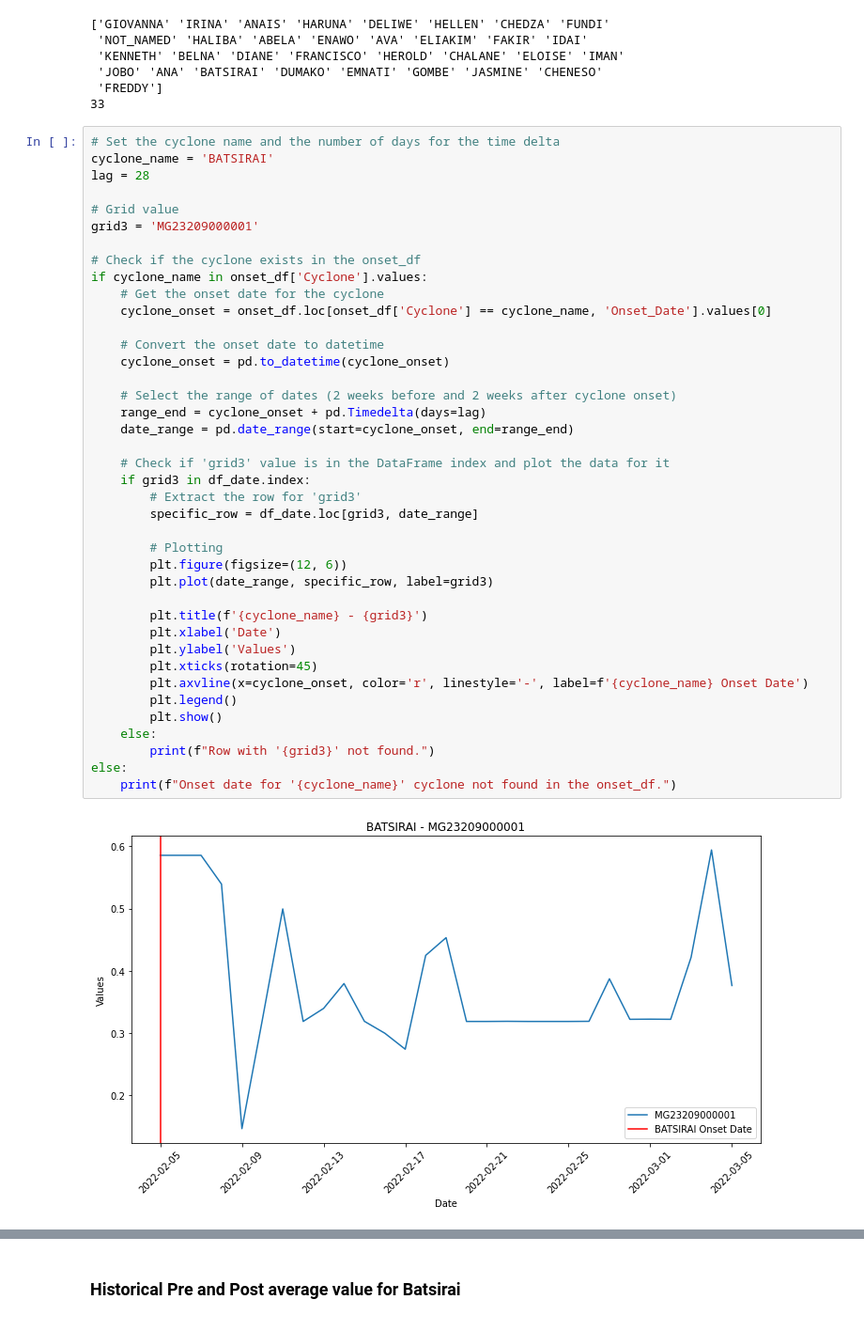
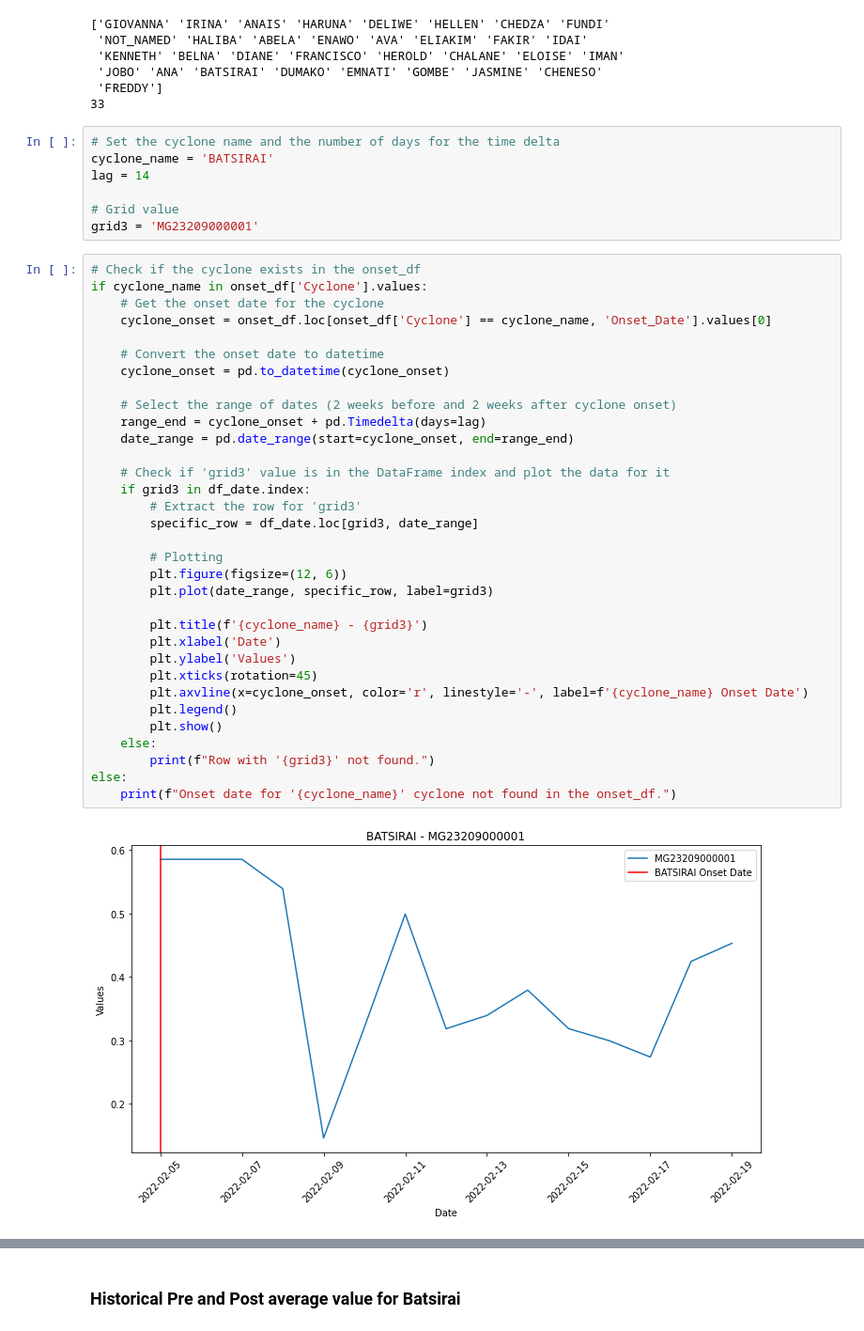
Before and after one commit to nafroze/Belmont_edit_table_plots, a Jupyter notebook: Manipulate_Table_Plot.ipynb, the cells around one changed output, grey strips where cells are left out. Shown: that part at 94% size. Drawn from its saved outputs; the diff is of its cells as text.

```diff
--- a/Manipulate_Table_Plot.ipynb
+++ b/Manipulate_Table_Plot.ipynb
@@ -254,45 +274,45 @@ print(len(Blck_Mrbl_unique))
  'JOBO' 'ANA' 'BATSIRAI' 'DUMAKO' 'EMNATI' 'GOMBE' 'JASMINE' 'CHENESO'
  'FREDDY']
 33
+# %%
+# Set the cyclone name and the number of days for the time delta
+cyclone_name = 'BATSIRAI'
+lag = 14
+
+# Grid value
+grid3 = 'MG23209000001'
 # %%
-# Set the cyclone name and the number of days for the time delta
-cyclone_name = 'BATSIRAI'
-lag = 28
-
-# Grid value
-grid3 = 'MG23209000001'
-
 # Check if the cyclone exists in the onset_df
 if cyclone_name in onset_df['Cyclone'].values:
     # Get the onset date for the cyclone
     cyclone_onset = onset_df.loc[onset_df['Cyclone'] == cyclone_name, 'Onset_Date'].values[0]
 
     # Convert the onset date to datetime
     cyclone_onset = pd.to_datetime(cyclone_onset)
 
     # Select the range of dates (2 weeks before and 2 weeks after cyclone onset)
     range_end = cyclone_onset + pd.Timedelta(days=lag)
     date_range = pd.date_range(start=cyclone_onset, end=range_end)
 
     # Check if 'grid3' value is in the DataFrame index and plot the data for it
     if grid3 in df_date.index:
         # Extract the row for 'grid3'
         specific_row = df_date.loc[grid3, date_range]
 
         # Plotting
         plt.figure(figsize=(12, 6))
         plt.plot(date_range, specific_row, label=grid3)
 
         plt.title(f'{cyclone_name} - {grid3}')
         plt.xlabel('Date')
         plt.ylabel('Values')
         plt.xticks(rotation=45)
         plt.axvline(x=cyclone_onset, color='r', linestyle='-', label=f'{cyclone_name} Onset Date')
         plt.legend()
         plt.show()
     else:
         print(f"Row with '{grid3}' not found.")
 else:
     print(f"Onset date for '{cyclone_name}' cyclone not found in the onset_df.")
 # %% [output]
-[figure, old version]
+[figure, new version]
```
Also changed, not shown: parts of 28 cells of this notebook.
